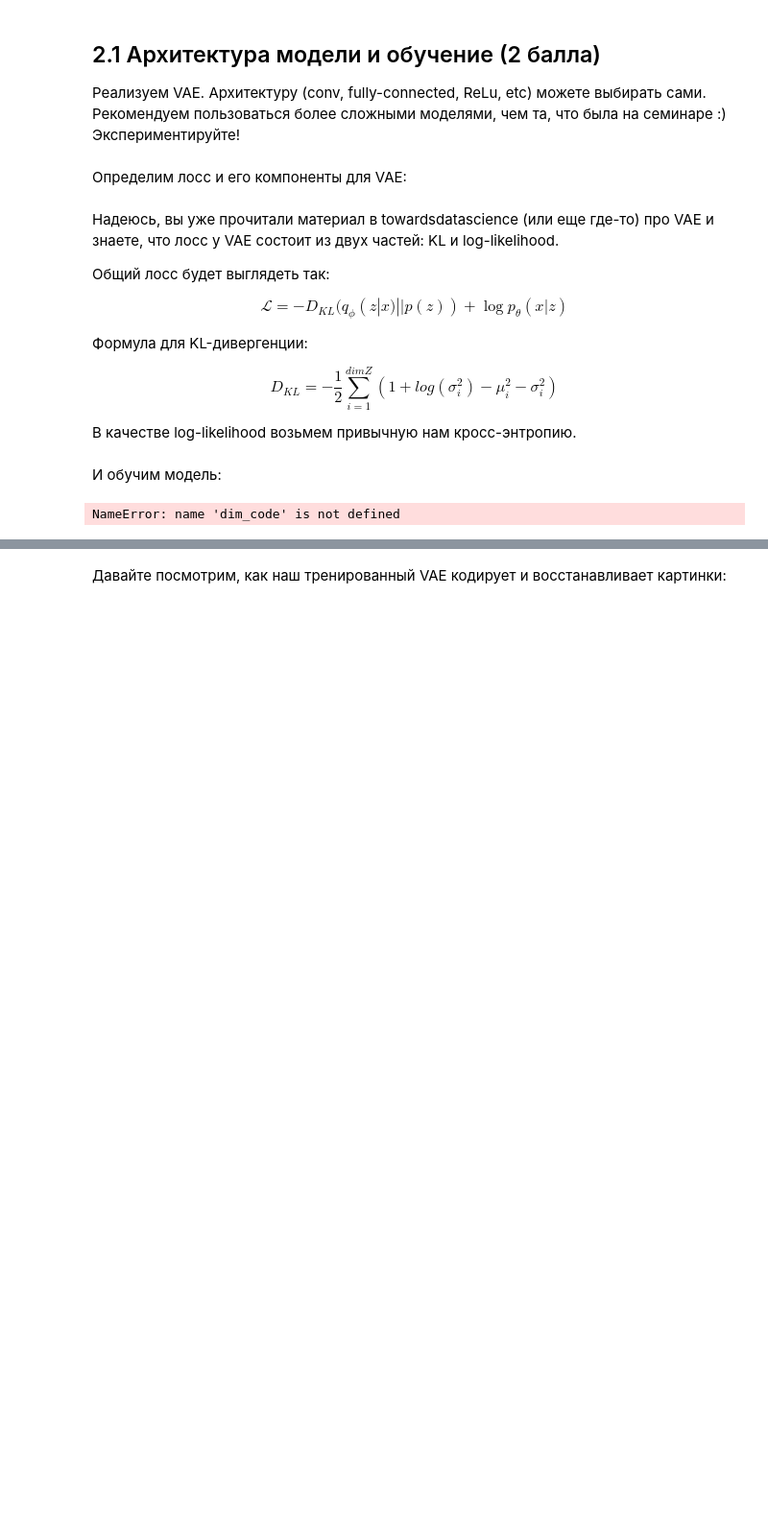
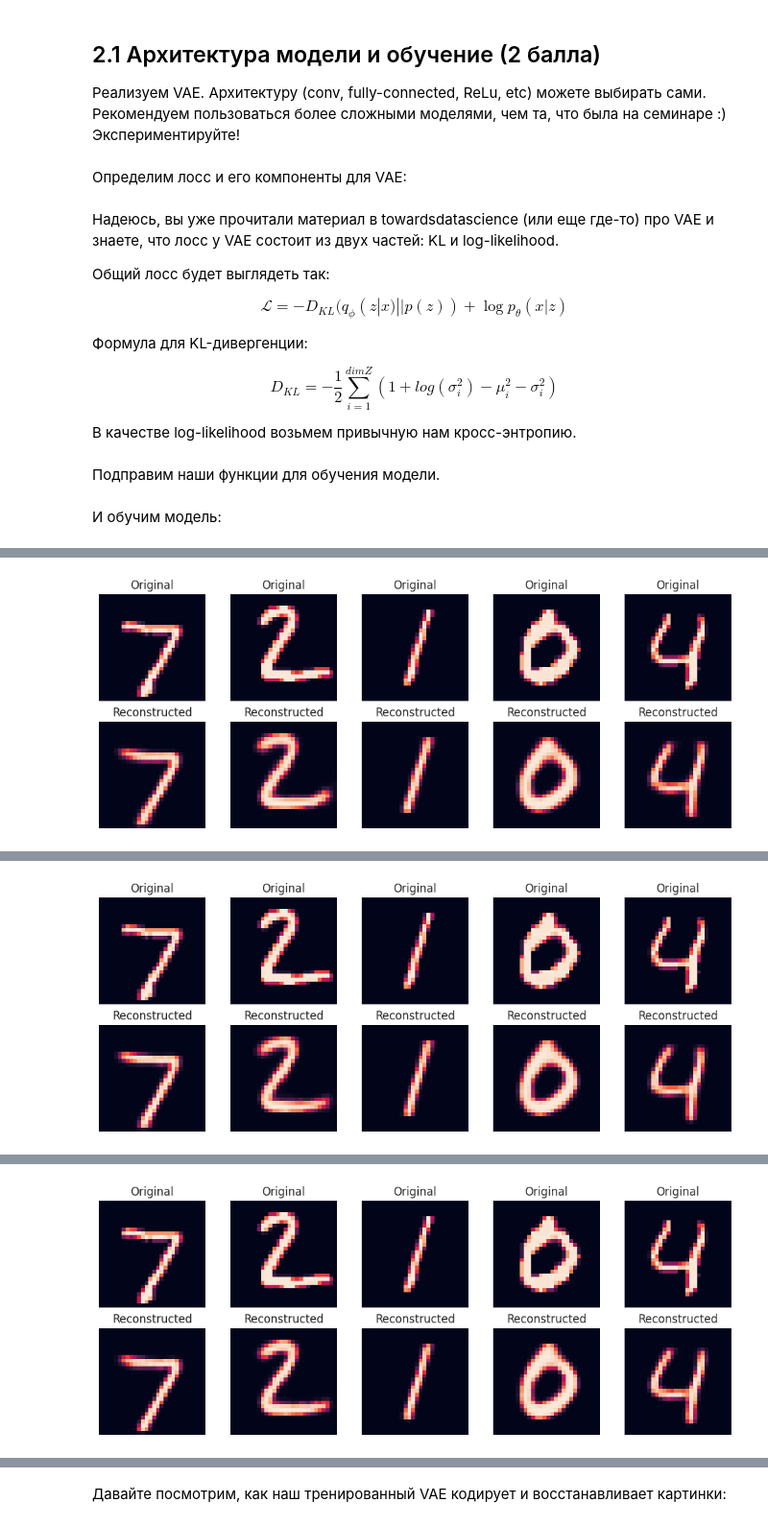
Before and after one commit to winpeperk/dls, a Jupyter notebook: week_10_AE_VAE/Homework/hw_7_autoencoders.ipynb, the cells around one changed output, grey strips where cells are left out. Shown at 96% size. Saved outputs shown, nothing was run; the diff lists cells and outputs as text; code cells hidden in the pictures; blank space fills up the shorter version.

```diff
--- a/week_10_AE_VAE/Homework/hw_7_autoencoders.ipynb
+++ b/week_10_AE_VAE/Homework/hw_7_autoencoders.ipynb
@@ -498,9 +498,24 @@ plt.show()
+# %%
+from torch.utils.data import Dataset
+
+class OnlyImages(Dataset):
+    def __init__(self, dataset):
+        self.dataset = dataset
+
+    def __len__(self):
+        return len(self.dataset)
+
+    def __getitem__(self, idx):
+        return self.dataset[idx][0]
 # %%
 batch_size = 32
 # MNIST Dataset
 train_dataset = datasets.MNIST(root='./mnist_data/', train=True, transform=transforms.ToTensor(), download=True)
 test_dataset = datasets.MNIST(root='./mnist_data/', train=False, transform=transforms.ToTensor(), download=False)
 
+train_dataset = OnlyImages(train_dataset)
+test_dataset = OnlyImages(test_dataset)
+
 # Data Loader (Input Pipeline)
 train_loader = torch.utils.data.DataLoader(dataset=train_dataset, batch_size=batch_size, shuffle=True)
 test_loader = torch.utils.data.DataLoader(dataset=test_dataset, batch_size=batch_size, shuffle=False)
@@ -514,25 +529,25 @@ class VAE(nn.Module):
         super().__init__()
 
         self.encoder = nn.Sequential(
-            nn.Conv2d(3, 32, 3, stride=2, padding=1),   # 45 -> 23
+            nn.Conv2d(1, 32, 3, stride=2, padding=1),   # 28 -> 14
             nn.ReLU(),
-            nn.Conv2d(32, 64, 3, stride=2, padding=1),  # 23 -> 12
+            nn.Conv2d(32, 64, 3, stride=2, padding=1),  # 14 -> 7
             nn.ReLU(),
-            nn.Conv2d(64, 128, 3, stride=2, padding=1), # 12 -> 6
+            nn.Conv2d(64, 128, 3, stride=2, padding=1), # 7 -> 4
             nn.ReLU(),
-            nn.Flatten() # 128 * 6 * 6
+            nn.Flatten() # 128 * 4 * 4
         )
 
-        self.fc_mu = nn.Linear(128 * 6 * 6, dim_code)
-        self.fc_logvar = nn.Linear(128 * 6 * 6, dim_code)
+        self.fc_mu = nn.Linear(128 * 4 * 4, dim_code)
+        self.fc_logvar = nn.Linear(128 * 4 * 4, dim_code)
 
-        self.from_latent = nn.Linear(dim_code, 128 * 6 * 6)
+        self.from_latent = nn.Linear(dim_code, 128 * 4 * 4)
         self.decoder = nn.Sequential(
-            nn.ConvTranspose2d(128, 64, 3, stride=2, padding=1, output_padding=1), # 6 -> 12
+            nn.ConvTranspose2d(128, 64, 3, stride=2, padding=1), # 4 -> 7
             nn.ReLU(),
-            nn.ConvTranspose2d(64, 32, 3, stride=2, padding=1), # 12 -> 23
+            nn.ConvTranspose2d(64, 32, 3, stride=2, padding=1, output_padding=1), # 7 -> 14
             nn.ReLU(),
-            nn.ConvTranspose2d(32, 3, 3, stride=2, padding=1),  # 23 -> 45
+            nn.ConvTranspose2d(32, 1, 3, stride=2, padding=1, output_padding=1),  # 14 -> 28
             nn.Sigmoid()
         )
 
@@ -558,7 +573,7 @@ class VAE(nn.Module):
 
     def decode(self, z):
         x = self.from_latent(z)
-        x = x.view(-1, 128, 6, 6)
+        x = x.view(-1, 128, 4, 4)
         reconstruction = self.decoder(x)
 
         return reconstruction
@@ -600,3 +615,5 @@ def log_likelihood(x, reconstruction):
 
 def loss_vae(x, mu, logsigma, reconstruction):
     return KL_divergence(mu, logsigma) + log_likelihood(x, reconstruction)
+# %% [markdown]
+Подправим наши функции для обучения модели.
@@ -603,8 +676,8 @@ def loss_vae(x, mu, logsigma, reconstruction):
 # %% [markdown]
 И обучим модель:
 # %%
+dim_code = 128
+
 criterion = loss_vae
-autoencoder = VAE()
-optimizer = torch.optim.AdamW(model.parameters(), lr=0.001)
+vae = VAE().to(device)
+optimizer = torch.optim.AdamW(vae.parameters(), lr=0.001)
-# %% [output]
-NameError: name 'dim_code' is not defined
@@ -612,0 +684,3 @@ NameError: name 'dim_code' is not defined
+# %%
+train_losses, val_losses = train(vae, optimizer, criterion, train_loader, test_loader)
+# %% [output]
@@ -612,0 +692 @@ NameError: name 'dim_code' is not defined
+[figure, added]
@@ -612,0 +698 @@ NameError: name 'dim_code' is not defined
+[figure, added]
@@ -612,0 +704 @@ NameError: name 'dim_code' is not defined
+[figure, added]
```
Also changed, not shown: parts of 62 cells of this notebook.
